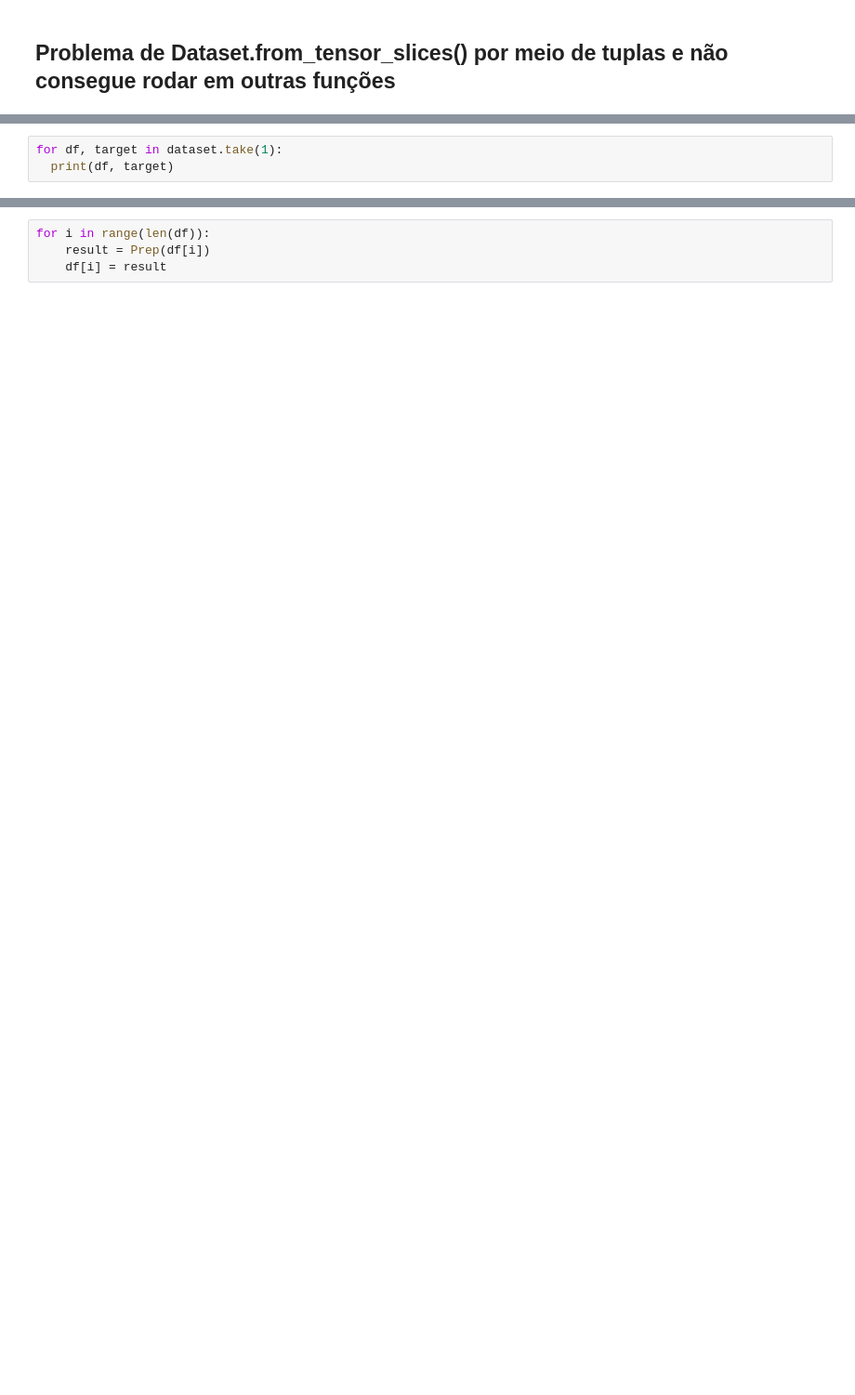
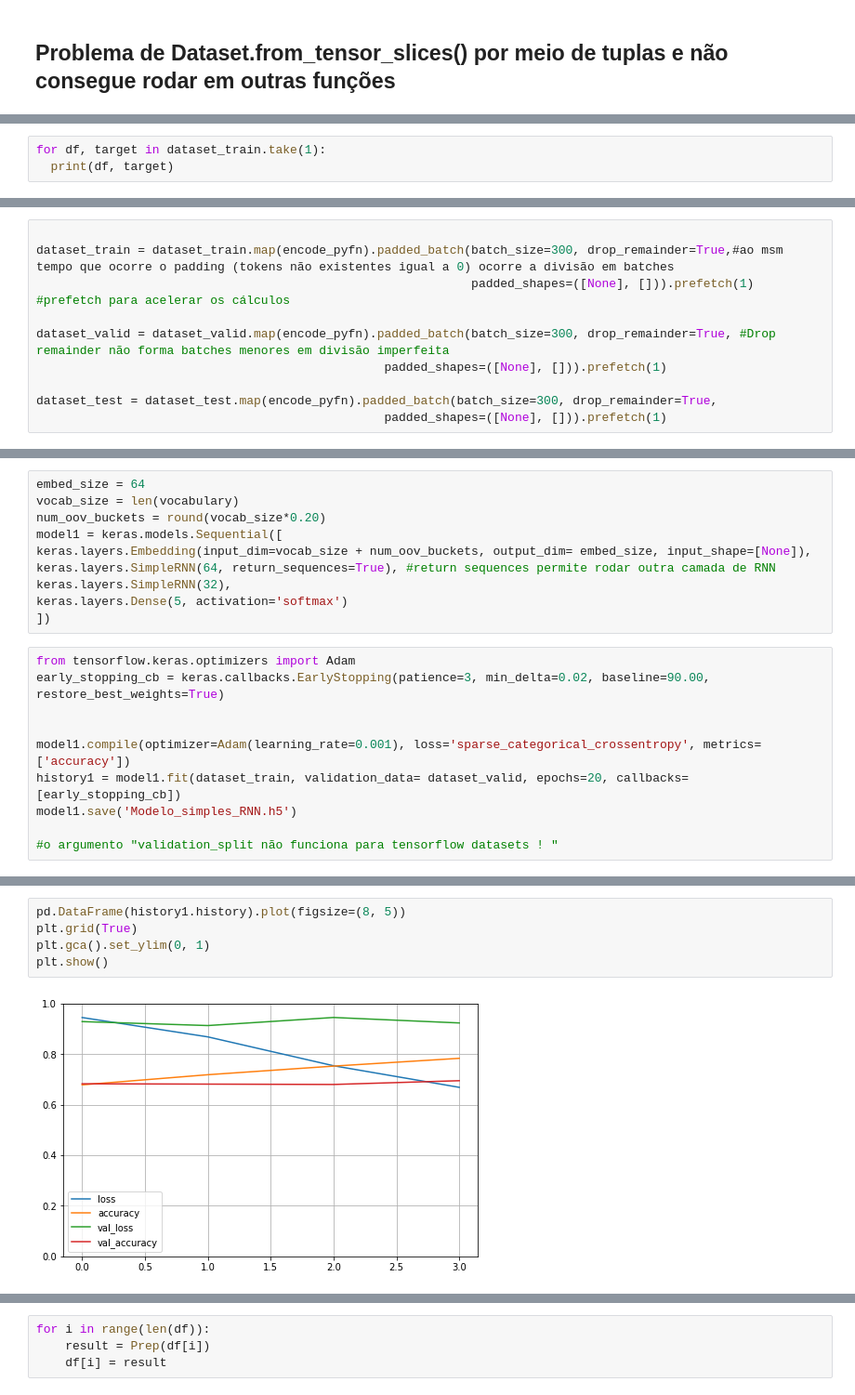
Before and after one commit to Daviunb6202/Projetos-CIS-UnB, a Jupyter notebook: Projeto_6.ipynb, the cells around one changed output, grey strips where cells are left out. Shown: that part at 93% size. Drawn from its saved outputs; the diff is of its cells as text; blank space fills up the shorter version.

```diff
--- a/Projeto_6.ipynb
+++ b/Projeto_6.ipynb
@@ -68,4 +111,4 @@ dataset = tf.data.Dataset.from_tensor_slices((df, target))
 # %%
-for df, target in dataset.take(1):
+for df, target in dataset_train.take(1):
   print(df, target)
 # %% [output]
@@ -93,0 +164,10 @@ table = tf.lookup.StaticVocabularyTable(vocab_init, num_oov_buckets)
+# %%
+
+dataset_train = dataset_train.map(encode_pyfn).padded_batch(batch_size=300, drop_remainder=True,#ao msm tempo que ocorre o padding (tokens não existentes igual a 0) ocorre a divisão em batches
+                                                            padded_shapes=([None], [])).prefetch(1) #prefetch para acelerar os cálculos
+
+dataset_valid = dataset_valid.map(encode_pyfn).padded_batch(batch_size=300, drop_remainder=True, #Drop remainder não forma batches menores em divisão imperfeita
+                                                padded_shapes=([None], [])).prefetch(1)
+
+dataset_test = dataset_test.map(encode_pyfn).padded_batch(batch_size=300, drop_remainder=True,
+                                                padded_shapes=([None], [])).prefetch(1)
@@ -93,0 +180,20 @@ table = tf.lookup.StaticVocabularyTable(vocab_init, num_oov_buckets)
+# %%
+embed_size = 64
+vocab_size = len(vocabulary)
+num_oov_buckets = round(vocab_size*0.20)
+model1 = keras.models.Sequential([
+keras.layers.Embedding(input_dim=vocab_size + num_oov_buckets, output_dim= embed_size, input_shape=[None]),
+keras.layers.SimpleRNN(64, return_sequences=True), #return sequences permite rodar outra camada de RNN
+keras.layers.SimpleRNN(32),
+keras.layers.Dense(5, activation='softmax')
+])
+# %%
+from tensorflow.keras.optimizers import Adam
+early_stopping_cb = keras.callbacks.EarlyStopping(patience=3, min_delta=0.02, baseline=90.00, restore_best_weights=True)
+
+
+model1.compile(optimizer=Adam(learning_rate=0.001), loss='sparse_categorical_crossentropy', metrics=['accuracy'])
+history1 = model1.fit(dataset_train, validation_data= dataset_valid, epochs=20, callbacks=[early_stopping_cb])
+model1.save('Modelo_simples_RNN.h5')
+
+#o argumento "validation_split não funciona para tensorflow datasets ! "
@@ -93,0 +209,7 @@ table = tf.lookup.StaticVocabularyTable(vocab_init, num_oov_buckets)
+# %%
+pd.DataFrame(history1.history).plot(figsize=(8, 5))
+plt.grid(True)
+plt.gca().set_ylim(0, 1)
+plt.show()
+# %% [output]
+[figure, added]
```
Also changed, not shown: parts of 57 cells of this notebook.
